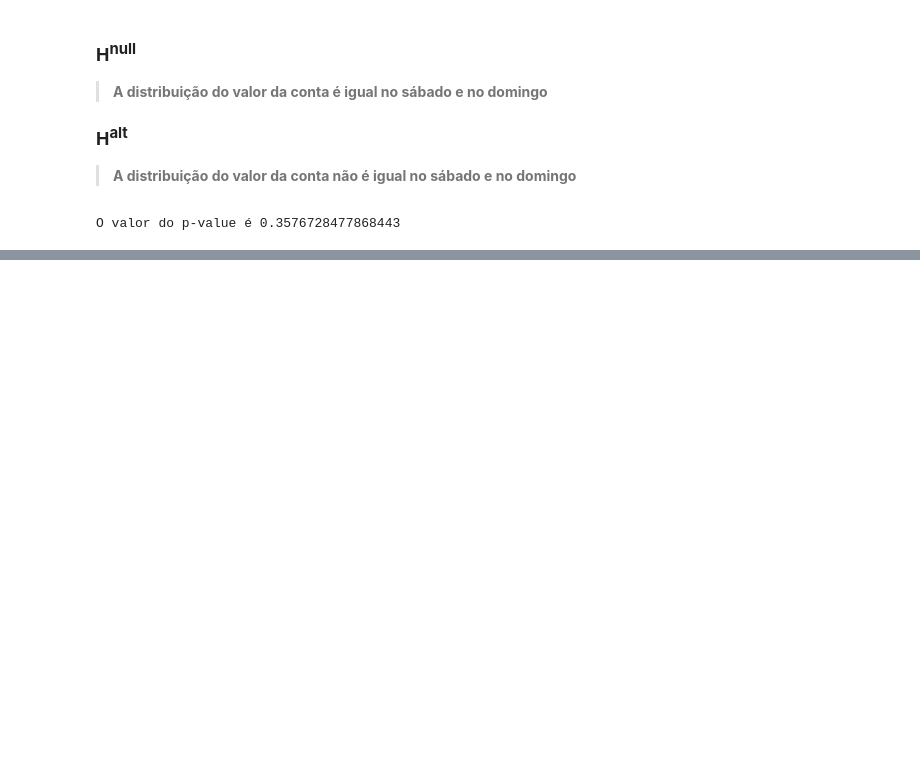
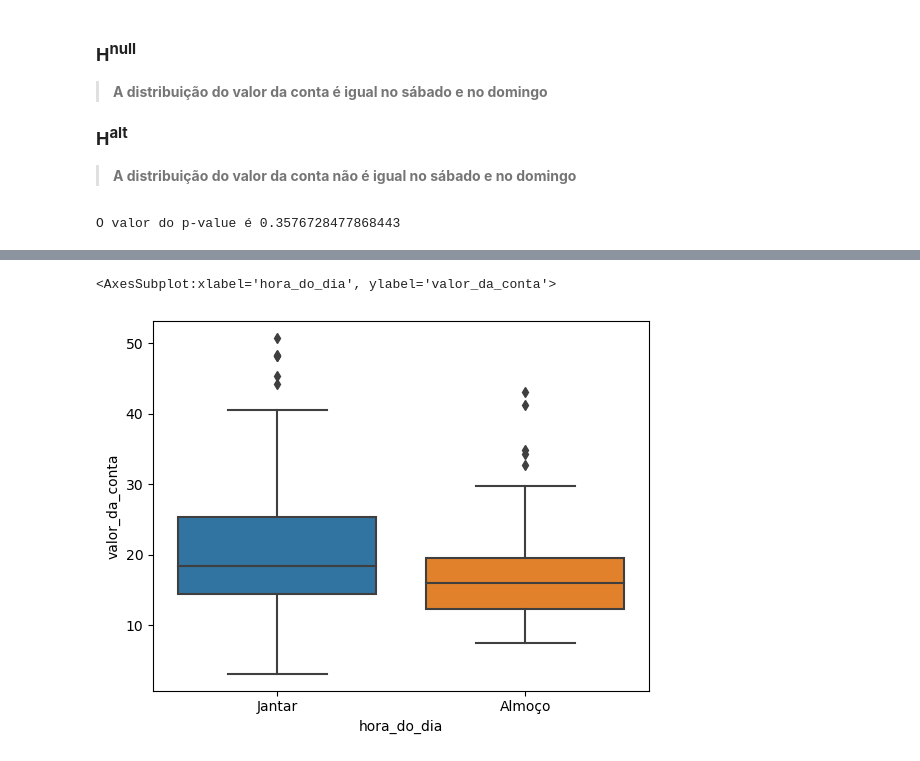
Before and after one commit to DacioMP/python_para_data_science, a Jupyter notebook: data_visualization_explorando_com_seaborn/aulas.ipynb, the cells around one changed output, grey strips where cells are left out. Cells and saved outputs as stored; diff of their text form; code cells hidden in the pictures; blank space fills up the shorter version.

```diff
--- a/data_visualization_explorando_com_seaborn/aulas.ipynb
+++ b/data_visualization_explorando_com_seaborn/aulas.ipynb
@@ -444,0 +481,8 @@ O valor do p-value é 0.3576728477868443
+# %%
+x = gorjetas.hora_do_dia
+y = gorjetas.valor_da_conta
+data = gorjetas
+sns.boxplot(x=x, y=y, data=data)
+# %% [output]
+<AxesSubplot:xlabel='hora_do_dia', ylabel='valor_da_conta'>
+[figure, added]
```
Also changed, not shown: parts of 16 cells of this notebook.
